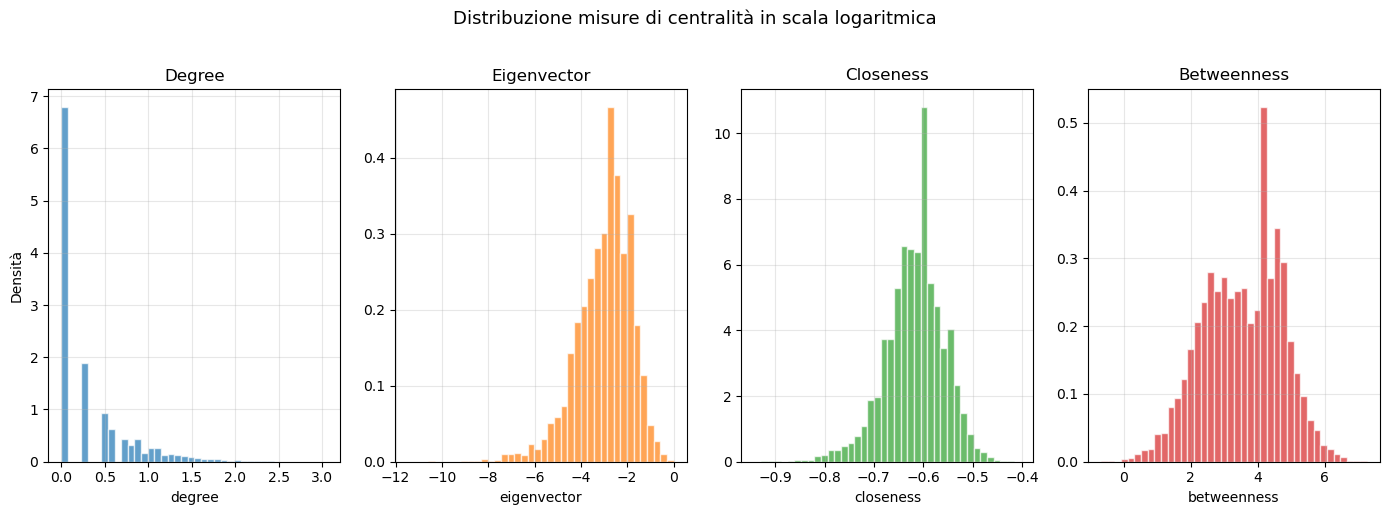
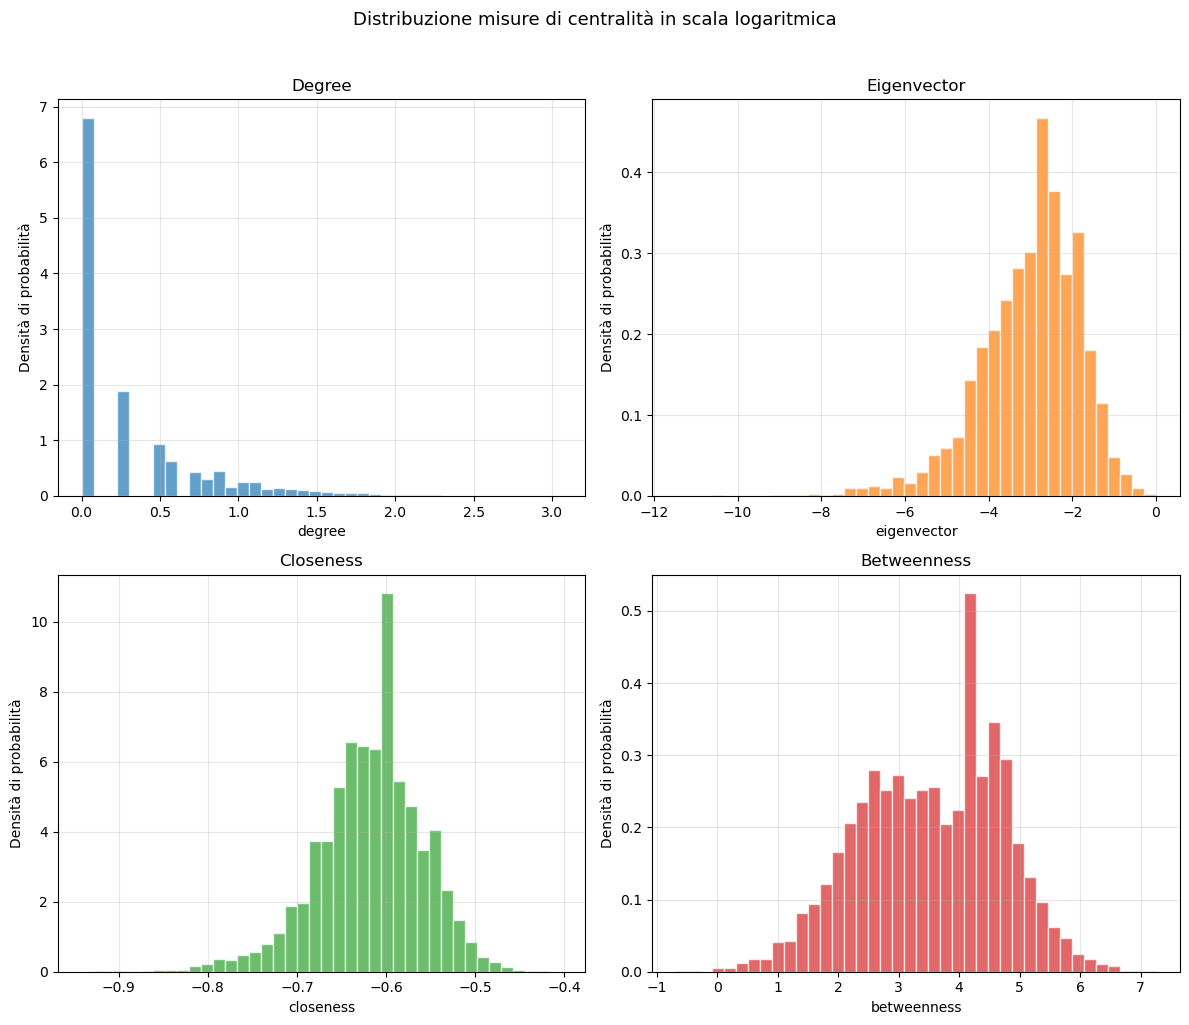
The change to this notebook cell's code, shown as a diff; its figure went from the first image to the second:
--- before
+++ after
@@ -1,7 +1,7 @@
 metrics = ['degree', 'eigenvector', 'closeness', 'betweenness']
-fig, axes = plt.subplots(1, 4, figsize=(14, 5))
+fig, axes = plt.subplots(2, 2, figsize=(12, 10))
 colors = [cmap(i) for i in range(len(metrics))]
 
-for ax, m, color in zip(axes, metrics, colors):
+for ax, m, color in zip(axes.flat, metrics, colors):
     values = np.array(G.vs[m], dtype=float)
     values = values[values > 0]
@@ -11,5 +11,5 @@
     ax.set_title(m.capitalize())
     ax.set_xlabel(m)
-    ax.set_ylabel("Densità" if ax == axes[0] else "")
+    ax.set_ylabel("Densità di probabilità" )
     ax.grid(alpha=0.3)
 

Commit: Implement code changes to enhance functionality and improve performance